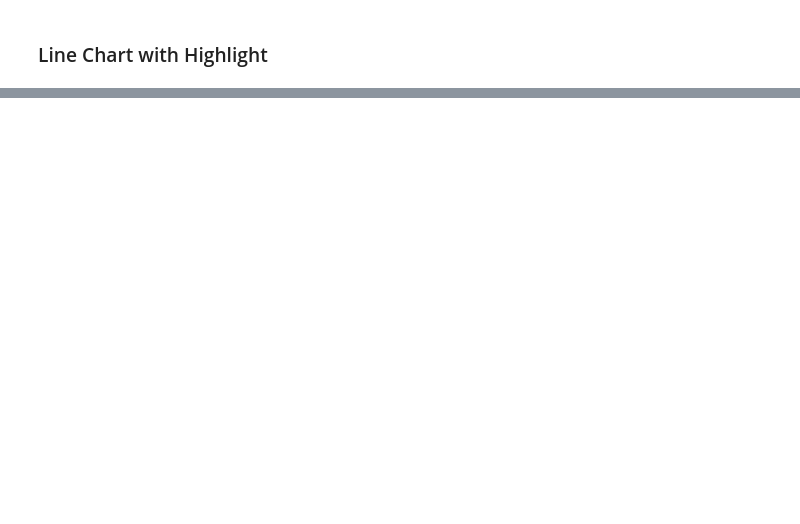
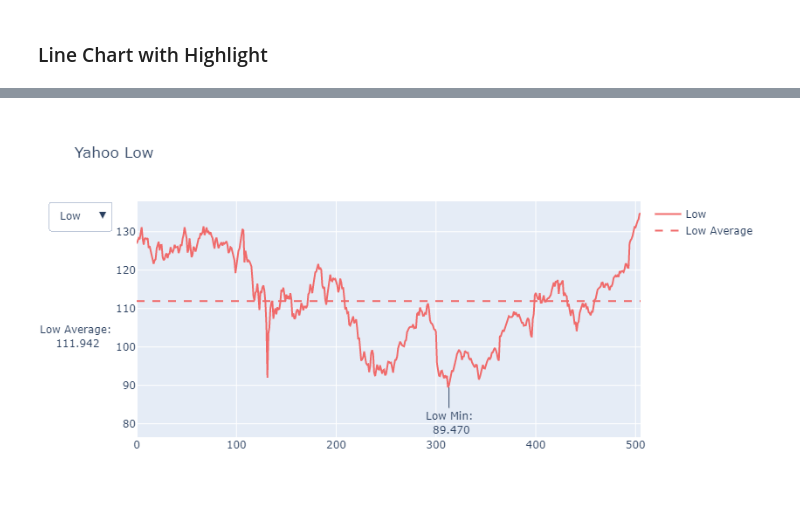
Before and after one commit to neurotichl/Visualization, a Jupyter notebook: Plotly Basics.ipynb, the cells around one changed output, grey strips where cells are left out. Cells and saved outputs as stored; diff of their text form; code cells hidden in the pictures; blank space fills up the shorter version.

```diff
--- a/Plotly Basics.ipynb
+++ b/Plotly Basics.ipynb
@@ -139,0 +163,96 @@ fig.update_layout(shapes=shapes, yaxis_showgrid=False, xaxis_showgrid = False)
+# %%
+import pandas as pd
+
+# Load dataset
+df = pd.read_csv(
+    "https://raw.githubusercontent.com/plotly/datasets/master/finance-charts-apple.csv")
+df.columns = [col.replace("AAPL.", "") for col in df.columns]
+
+# Initialize figure
+fig = go.Figure()
+
+# Add Traces
+
+fig.add_trace(
+    go.Scatter(x=list(df.index),
+               y=list(df.High),
+               name="High",
+               line=dict(color="#33CFA5")))
+
+fig.add_trace(
+    go.Scatter(x=list(df.index),
+               y=[df.High.mean()] * len(df.index),
+               name="High Average",
+               visible=False,
+               line=dict(color="#33CFA5", dash="dash")))
+
+fig.add_trace(
+    go.Scatter(x=list(df.index),
+               y=list(df.Low),
+               name="Low",
+               line=dict(color="#F06A6A")))
+
+fig.add_trace(
+    go.Scatter(x=list(df.index),
+               y=[df.Low.mean()] * len(df.index),
+               name="Low Average",
+               visible=False,
+               line=dict(color="#F06A6A", dash="dash")))
+
+# Add Annotations and Buttons
+high_annotations = [dict(x="2016-03-01",
+                         y=df.High.mean(),
+                         xref="x", yref="y",
+                         text="High Average:<br> %.3f" % df.High.mean(),
+                         ax=0, ay=-40),
+                    dict(x=df.High.idxmax(),
+                         y=df.High.max(),
+                         xref="x", yref="y",
+                         text="High Max:<br> %.3f" % df.High.max(),
+                         ax=0, ay=-40)]
+low_annotations = [dict(x="2015-05-01",
+                        y=df.Low.mean(),
+                        xref="x", yref="y",
+                        text="Low Average:<br> %.3f" % df.Low.mean(),
+                        ax=0, ay=40),
+                   dict(x=df.High.idxmin(),
+                        y=df.Low.min(),
+                        xref="x", yref="y",
+                        text="Low Min:<br> %.3f" % df.Low.min(),
+                        ax=0, ay=40)]
+
+fig.update_layout(
+    updatemenus=[
+        dict(
+            active=0,
+            buttons=list([
+                dict(label="None",
+                     method="update",
+                     args=[{"visible": [True, False, True, False]},
+                           {"title": "Yahoo",
+                            "annotations": []}]),
+                dict(label="High",
+                     method="update",
+                     args=[{"visible": [True, True, False, False]},
+                           {"title": "Yahoo High",
+                            "annotations": high_annotations}]),
+                dict(label="Low",
+                     method="update",
+                     args=[{"visible": [False, False, True, True]},
+                           {"title": "Yahoo Low",
+                            "annotations": low_annotations}]),
+                dict(label="Both",
+                     method="update",
+                     args=[{"visible": [True, True, True, True]},
+                           {"title": "Yahoo",
+                            "annotations": high_annotations + low_annotations}]),
+            ]),
+        )
+    ])
+
+# Set title
+fig.update_layout(title_text="Yahoo")
+
+fig.show()
+# %% [output]
+[figure, added]
```
Also changed, not shown: parts of 9 cells of this notebook.
